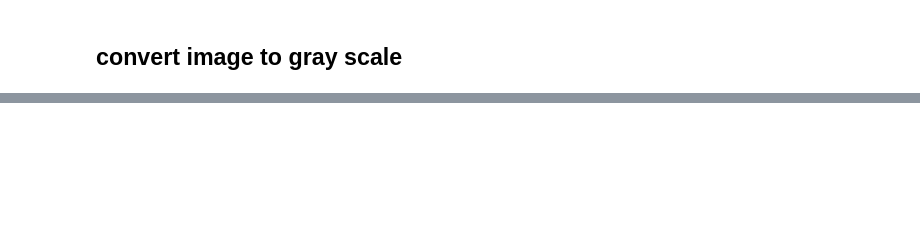
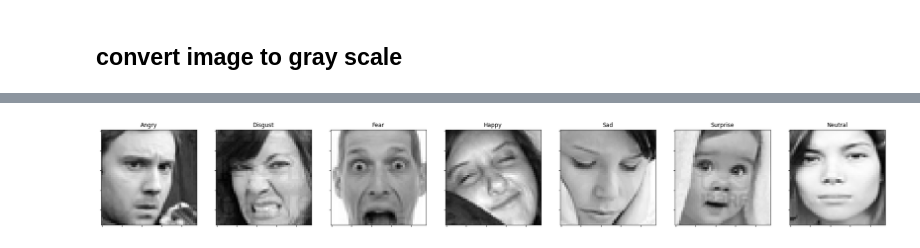
Before and after one commit to VaibhaveS/Focus, a Jupyter notebook: Process.ipynb, the cells around one changed output, grey strips where cells are left out. Drawn from its saved outputs; the diff is of its cells as text; code cells hidden in the pictures; blank space fills up the shorter version.

```diff
--- a/Process.ipynb
+++ b/Process.ipynb
@@ -73,0 +84,3 @@ MoviePy - Done.
+# %%
+data = pd.read_csv('icml_face_data.csv')
+#48 x 48
@@ -73,0 +187,4 @@ MoviePy - Done.
+# %%
+plot_all_emotions()
+# %% [output]
+[figure, added]
```
Also changed, not shown: parts of 26 cells of this notebook.
